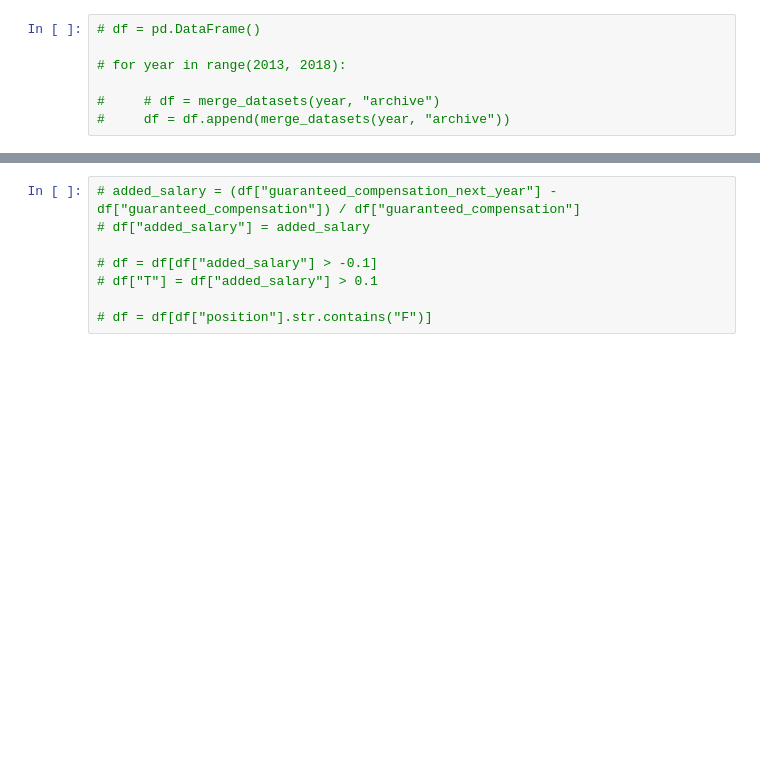
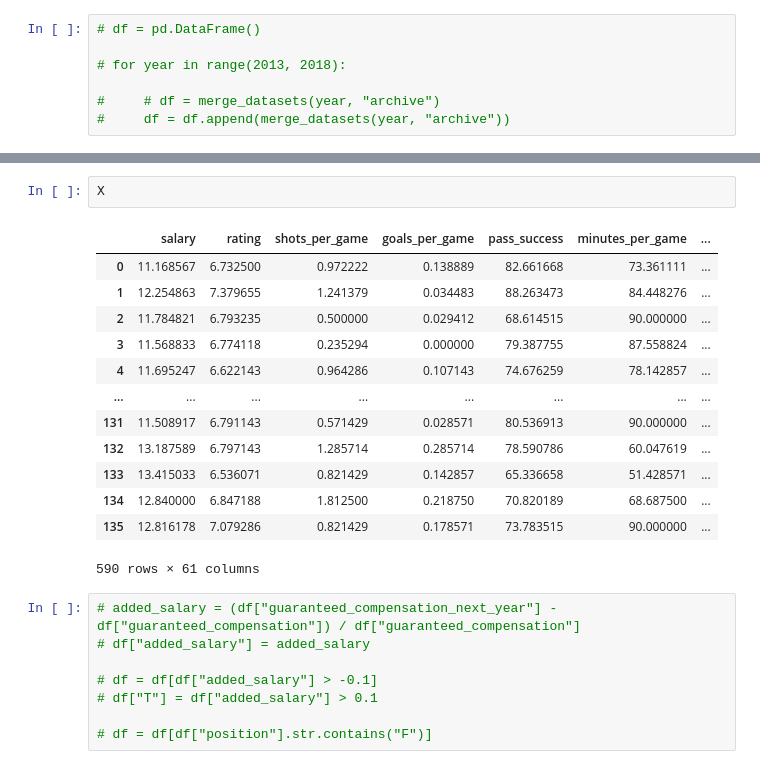
Before and after one commit to or7r/Casual-Inference-Soccer, a Jupyter notebook: dataset_creation.ipynb, the cells around one changed output, grey strips where cells are left out. Saved outputs shown, nothing was run; the diff lists cells and outputs as text; blank space fills up the shorter version.

```diff
--- a/dataset_creation.ipynb
+++ b/dataset_creation.ipynb
@@ -486,3 +474,19 @@ df
+# %%
+X
+# %% [output]
+|  | salary | rating | shots_per_game | goals_per_game | pass_success | minutes_per_game | ... |
+| 0 | 11.168567 | 6.732500 | 0.972222 | 0.138889 | 82.661668 | 73.361111 | ... |
+| 1 | 12.254863 | 7.379655 | 1.241379 | 0.034483 | 88.263473 | 84.448276 | ... |
+| 2 | 11.784821 | 6.793235 | 0.500000 | 0.029412 | 68.614515 | 90.000000 | ... |
+| 3 | 11.568833 | 6.774118 | 0.235294 | 0.000000 | 79.387755 | 87.558824 | ... |
+| 4 | 11.695247 | 6.622143 | 0.964286 | 0.107143 | 74.676259 | 78.142857 | ... |
+| ... | ... | ... | ... | ... | ... | ... | ... |
+| 131 | 11.508917 | 6.791143 | 0.571429 | 0.028571 | 80.536913 | 90.000000 | ... |
+| 132 | 13.187589 | 6.797143 | 1.285714 | 0.285714 | 78.590786 | 60.047619 | ... |
+| 133 | 13.415033 | 6.536071 | 0.821429 | 0.142857 | 65.336658 | 51.428571 | ... |
+| 134 | 12.840000 | 6.847188 | 1.812500 | 0.218750 | 70.820189 | 68.687500 | ... |
+| 135 | 12.816178 | 7.079286 | 0.821429 | 0.178571 | 73.783515 | 90.000000 | ... |
+590 rows × 61 columns
 # %%
 # added_salary = (df["guaranteed_compensation_next_year"] - df["guaranteed_compensation"]) / df["guaranteed_compensation"]
 # df["added_salary"] = added_salary
```
Also changed, not shown: parts of 14 cells of this notebook, 3 other files.
